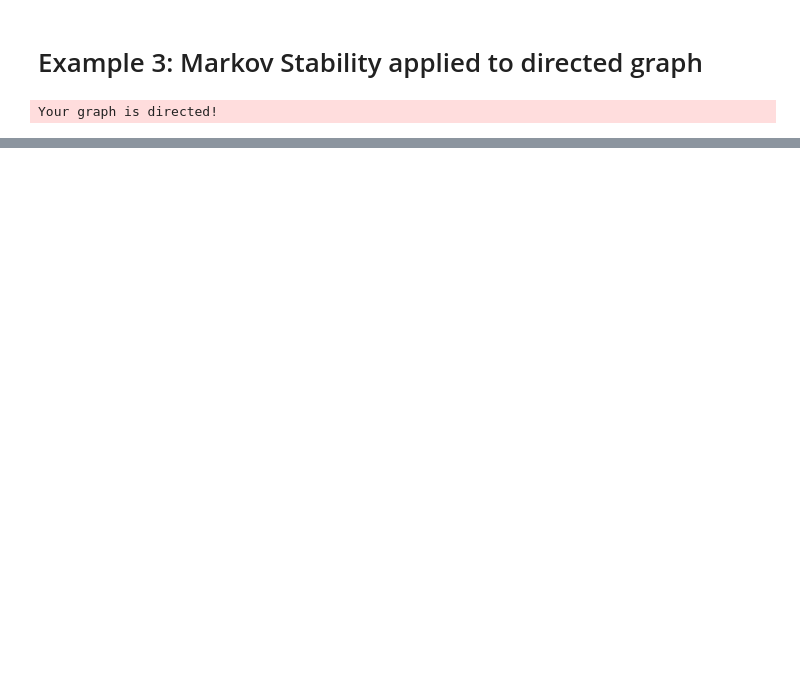
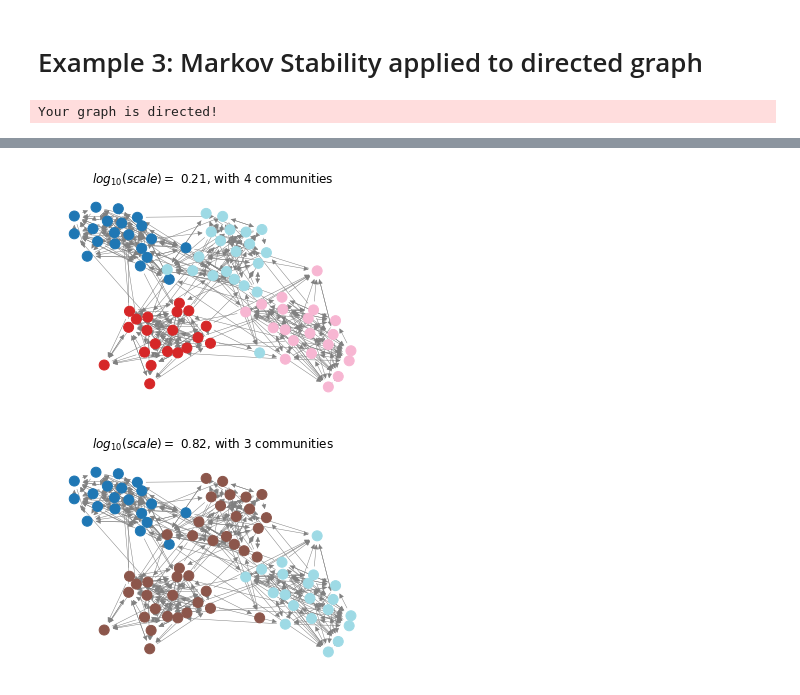
Before and after one commit to barahona-research-group/PyGenStability, a Jupyter notebook: examples/Example_3_directed.ipynb, the cells around one changed output, grey strips where cells are left out. Drawn from its saved outputs; the diff is of its cells as text; code cells hidden in the pictures; blank space fills up the shorter version.

```diff
--- a/examples/Example_3_directed.ipynb
+++ b/examples/Example_3_directed.ipynb
@@ -37,0 +53,6 @@ plotting.plot_optimal_partitions(nx_graph, all_results, show=True)
+# %%
+# plot optimal partitions
+plotting.plot_optimal_partitions(nx_graph, all_results, show=True)
+# %% [output]
+[figure, added]
+[figure, added]
```
Also changed, not shown: parts of 4 cells of this notebook, 19 other files.
